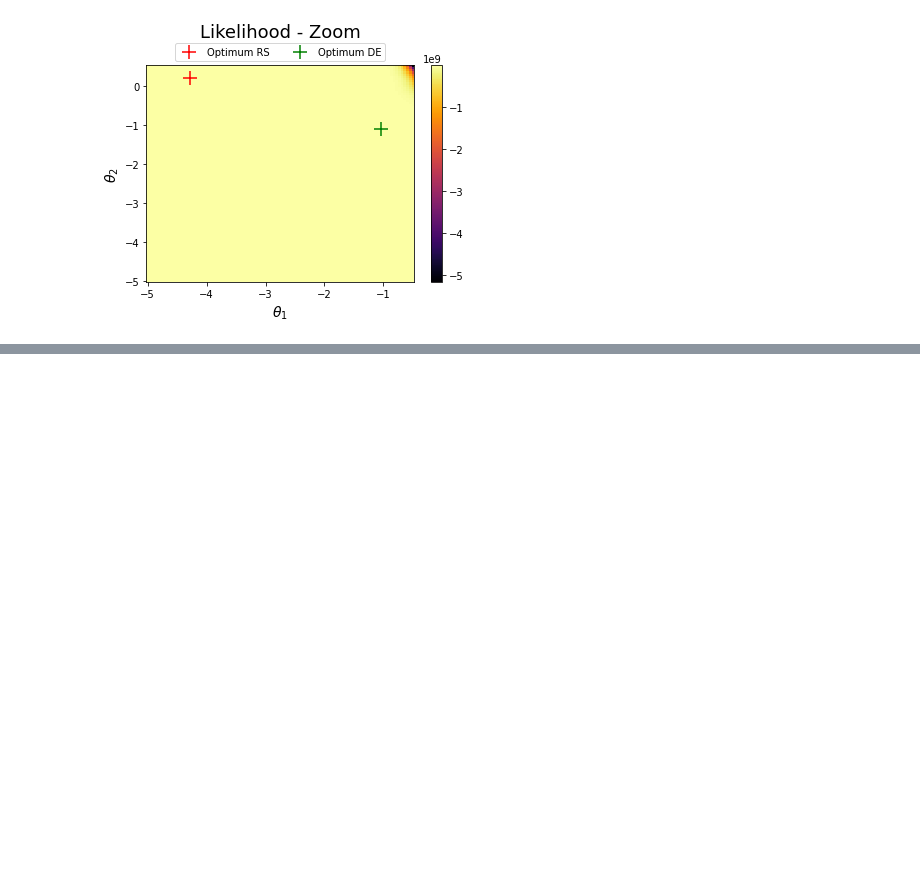
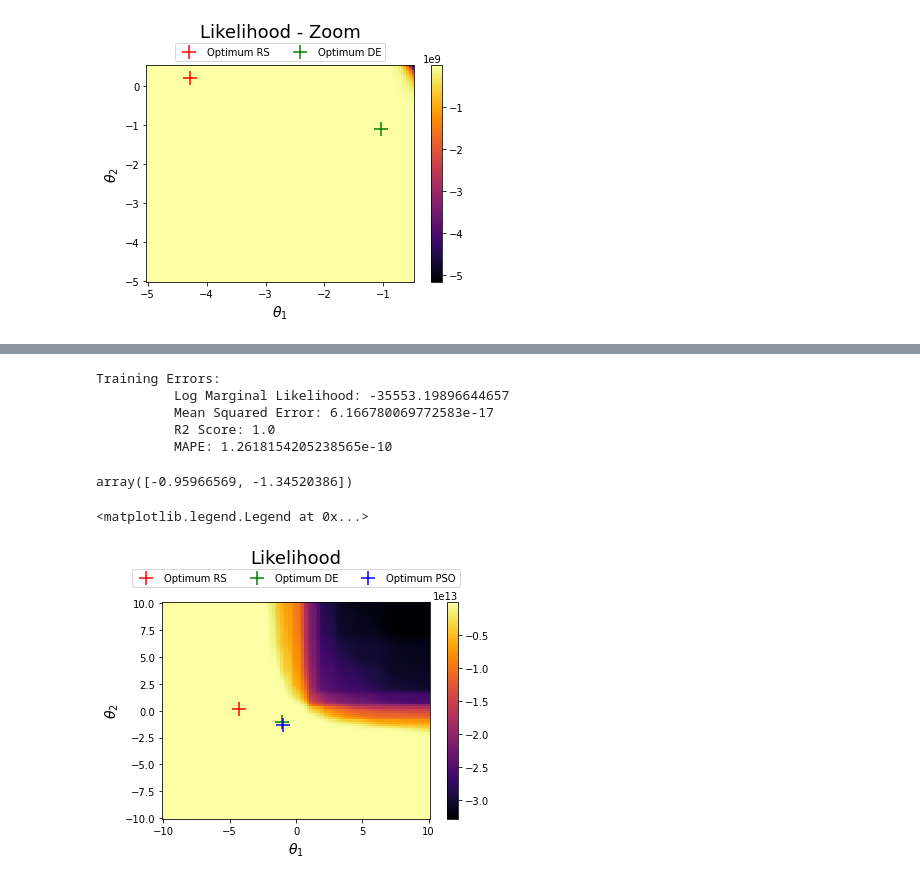
Before and after one commit to PascalKnoll/Investigation-of-Particle-Swarm-Optimization, a Jupyter notebook: clean_notebook.ipynb, the cells around one changed output, grey strips where cells are left out. Cells and saved outputs as stored; diff of their text form; code cells hidden in the pictures; blank space fills up the shorter version.

```diff
--- a/clean_notebook.ipynb
+++ b/clean_notebook.ipynb
@@ -124,10 +114,10 @@ plt.legend(loc='upper center', bbox_to_anchor=(0.5, 1.125, 0, 0))
 # %% [markdown]
 ## GPR with Random Search
 # %%
-rs = RandomOptim(n_iters=100, visualize=True)
+rs = RandomOptim(maxiter=100, visualize=True)
 gpr_rs = GaussianProcessRegressor(optimizer=rs.optimize, kernel=RBF(length_scale=(1,1)))
 gpr_rs.fit(X.T, y[...,None])
 y_pred = gpr_rs.predict(X.T)
-from utils_clean import get_log_likelihood
-x, y, z = get_log_likelihood(gpr_rs)
-rs.visualize_optimization(x, y, z, "Random Search.mp4")
+# from utils_clean import get_likelihood_grids
+# x, y, z = get_likelihood_grids(gpr_rs)
+# rs.visualize_optimization(x, y, z, "Random Search.mp4")
@@ -138,4 +123,0 @@ rs.pos_hist.shape
-# %%
-from utils_clean import get_log_likelihood
-x, y, z = get_log_likelihood(gpr_rs)
-rs.visualize_optimization(x, y, z, "Random Search.mp4")
@@ -201,0 +181,5 @@ plt.legend(loc='upper center', bbox_to_anchor=(0.5, 1.125, 0, 0), ncol=2)
+# %%
+pso = PSOOptim(n_iters=10, n_particles=10, c1=0.5, c2=0.3, w=0.9, visualize=True)
+gpr_pso = GaussianProcessRegressor(optimizer=pso.optimize, kernel=RBF(length_scale=(1,1)))
+gpr_pso.fit(X.T, y[...,None])
+y_pred = gpr_pso.predict(X.T)
@@ -201,0 +189,39 @@ plt.legend(loc='upper center', bbox_to_anchor=(0.5, 1.125, 0, 0), ncol=2)
+# %%
+print(f'''Training Errors:
+          Log Marginal Likelihood: {gpr_pso.log_marginal_likelihood_value_}
+          Mean Squared Error: {mean_squared_error(y, y_pred)}
+          R2 Score: {r2_score(y, y_pred)}
+          MAPE: {mean_absolute_percentage_error(y, y_pred)}
+''')
+# %% [output]
+Training Errors:
+          Log Marginal Likelihood: -35553.19896644657
+          Mean Squared Error: 6.166780069772583e-17
+          R2 Score: 1.0
+          MAPE: 1.2618154205238565e-10
+# %%
+gpr_pso.kernel_.theta
+# %% [output]
+array([-0.95966569, -1.34520386])
+# %%
+n = 100
+x_grid = np.linspace(-10, 10, n)
+y_grid = np.linspace(-10, 10, n)
+X_grid = np.array(np.meshgrid(x_grid, y_grid))
+X_grid  = X_grid.swapaxes(0, 2)
+X_grid = X_grid.reshape((-1, 2))
+z = np.asarray([gpr_de.log_marginal_likelihood(X) for X in X_grid])
+z = z.reshape(n, n)
+# %%
+plt.pcolormesh(x_grid, y_grid, z, cmap="inferno")
+plt.colorbar()
+plt.scatter(gpr_rs.kernel_.theta[0], gpr_rs.kernel_.theta[1], marker="+", color="red", s=200, label="Optimum RS")
+plt.scatter(gpr_de.kernel_.theta[0], gpr_de.kernel_.theta[1], marker="+", color="green", s=200, label="Optimum DE")
+plt.scatter(gpr_pso.kernel_.theta[0], gpr_pso.kernel_.theta[1], marker="+", color="blue", s=200, label="Optimum PSO")
+plt.xlabel(r"$\theta_1$", fontsize=14)
+plt.ylabel(r"$\theta_2$", fontsize=14)
+plt.title("Likelihood", y=1.15, fontsize=18)
+plt.legend(loc='upper center', bbox_to_anchor=(0.5, 1.175, 0, 0), ncol=3)
+# %% [output]
+<matplotlib.legend.Legend at 0x...>
+[figure, added]
```
Also changed, not shown: parts of 13 cells of this notebook, 2 other files.
